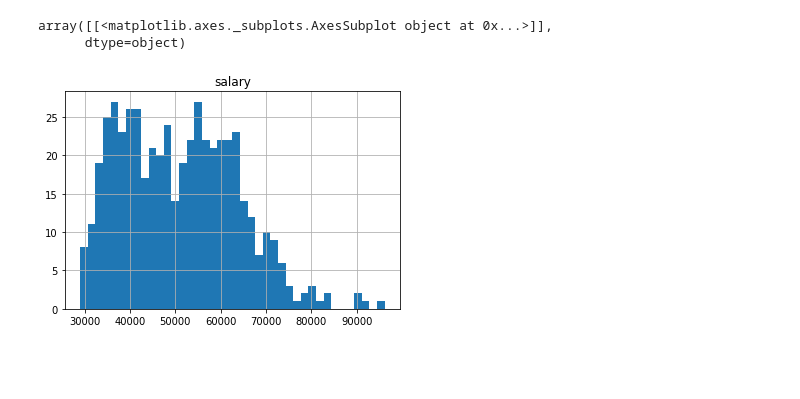
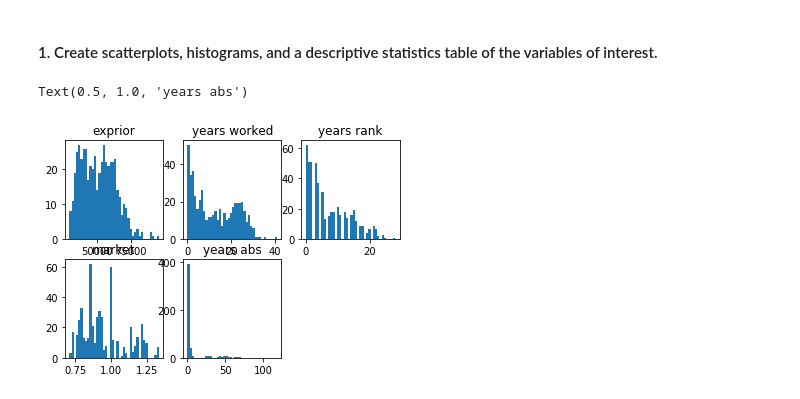
Before and after one commit to ThePhiri/multiple_linear_regression, a Jupyter notebook: multiple linear regression.ipynb, the cells around one changed output. Cells and saved outputs as stored; diff of their text form; code cells hidden in the pictures; blank space fills up the shorter version.

```diff
--- a/multiple linear regression.ipynb
+++ b/multiple linear regression.ipynb
@@ -7,12 +8,31 @@ import matplotlib.pyplot as plt
 df = pd.read_csv('salary.csv')
 # %%
 df_train, df_test = train_test_split(df, test_size=0.3, random_state=9)
-# %%
-df.hist('salary', bins=40)
-# %% [output]
-array([[<matplotlib.axes._subplots.AxesSubplot object at 0x...>]],
-      dtype=object)
-[figure, removed]
+# %% [markdown]
+#### 1. Create scatterplots, histograms, and a descriptive statistics table of the variables of interest.
+# %%
+plt.subplot(2,3,1)
+plt.hist(df['salary'], bins=40)
+plt.title('exprior')
+
+plt.subplot(2,3,2)
+plt.hist(df['yearsworked'], bins=40)
+plt.title('years worked')
+
+plt.subplot(2,3,3)
+plt.hist(df['yearsrank'], bins=40)
+plt.title('years rank')
+
+plt.subplot(2,3,4)
+plt.hist(df['market'], bins=40)
+plt.title('market')
+
+plt.subplot(2,3,5)
+plt.hist(df['yearsabs'], bins=40)
+plt.title('years abs')
+# %% [output]
+Text(0.5, 1.0, 'years abs')
+[figure, added]
 # %%
 df.describe()
 # %% [output]
```
Also changed, not shown: parts of 11 cells of this notebook.
